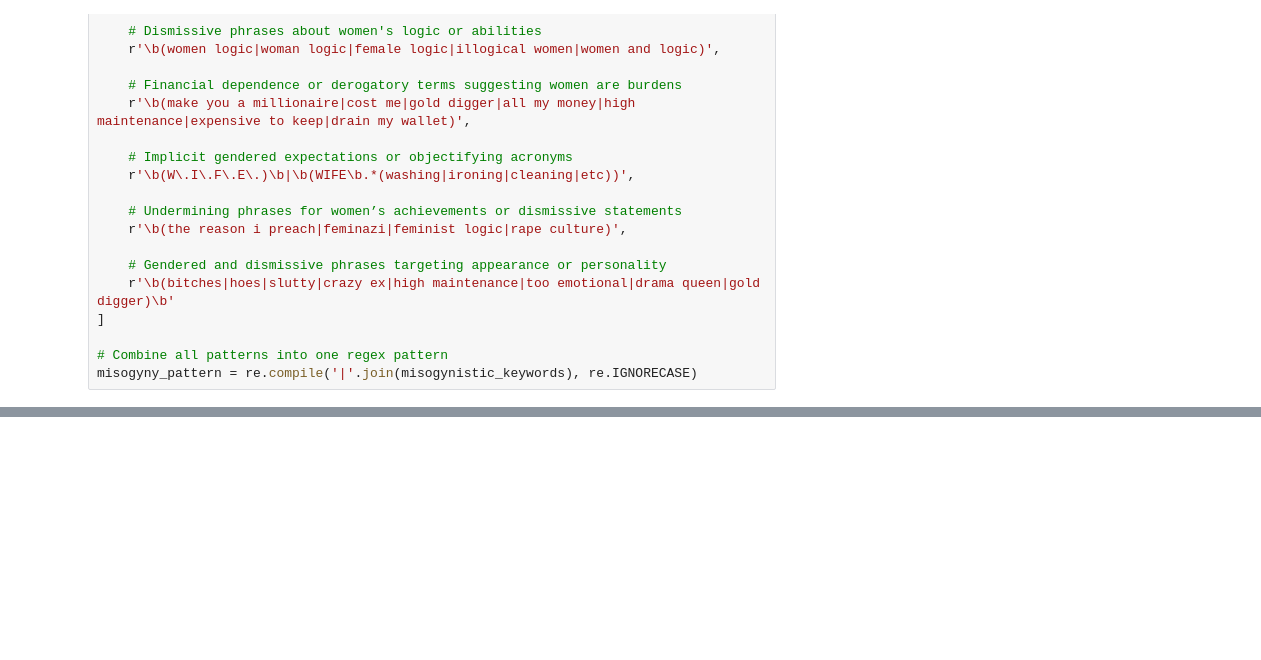
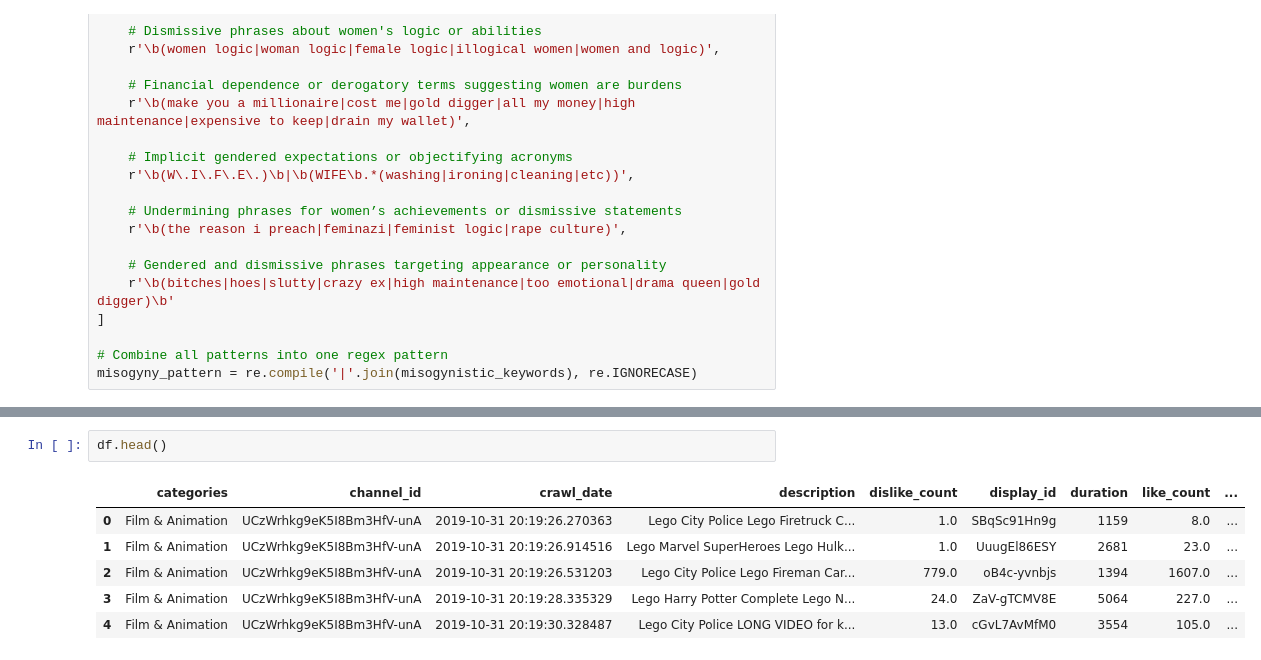
Before and after one commit to nmrenyi/misogyny-detection, a Jupyter notebook: filter-misogyny.ipynb, the cells around one changed output, grey strips where cells are left out. Drawn from its saved outputs; the diff is of its cells as text; blank space fills up the shorter version.

```diff
--- a/filter-misogyny.ipynb
+++ b/filter-misogyny.ipynb
@@ -44,0 +65,9 @@ df.info()
+# %%
+df.head()
+# %% [output]
+|  | categories | channel_id | crawl_date | description | dislike_count | display_id | duration | like_count | ... |
+| 0 | Film & Animation | UCzWrhkg9eK5I8Bm3HfV-unA | 2019-10-31 20:19:26.270363 | Lego City Police Lego Firetruck C... | 1.0 | SBqSc91Hn9g | 1159 | 8.0 | ... |
+| 1 | Film & Animation | UCzWrhkg9eK5I8Bm3HfV-unA | 2019-10-31 20:19:26.914516 | Lego Marvel SuperHeroes Lego Hulk... | 1.0 | UuugEl86ESY | 2681 | 23.0 | ... |
+| 2 | Film & Animation | UCzWrhkg9eK5I8Bm3HfV-unA | 2019-10-31 20:19:26.531203 | Lego City Police Lego Fireman Car... | 779.0 | oB4c-yvnbjs | 1394 | 1607.0 | ... |
+| 3 | Film & Animation | UCzWrhkg9eK5I8Bm3HfV-unA | 2019-10-31 20:19:28.335329 | Lego Harry Potter Complete Lego N... | 24.0 | ZaV-gTCMV8E | 5064 | 227.0 | ... |
+| 4 | Film & Animation | UCzWrhkg9eK5I8Bm3HfV-unA | 2019-10-31 20:19:30.328487 | Lego City Police LONG VIDEO for k... | 13.0 | cGvL7AvMfM0 | 3554 | 105.0 | ... |
```
Also changed, not shown: parts of 5 cells of this notebook, 1 other file.
